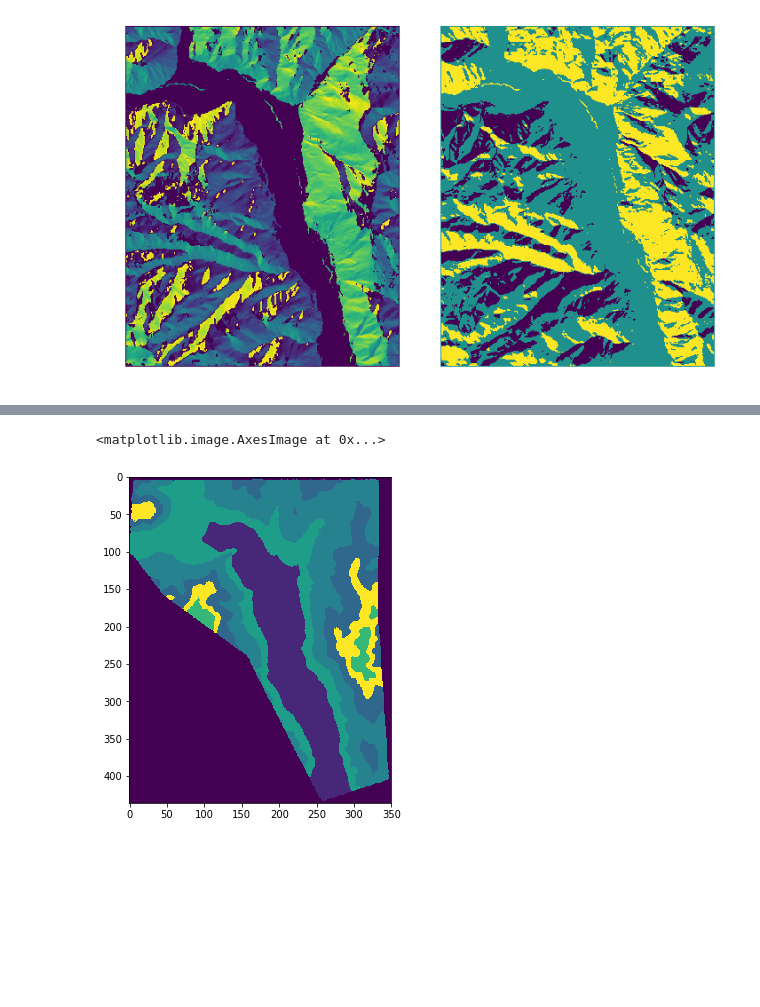
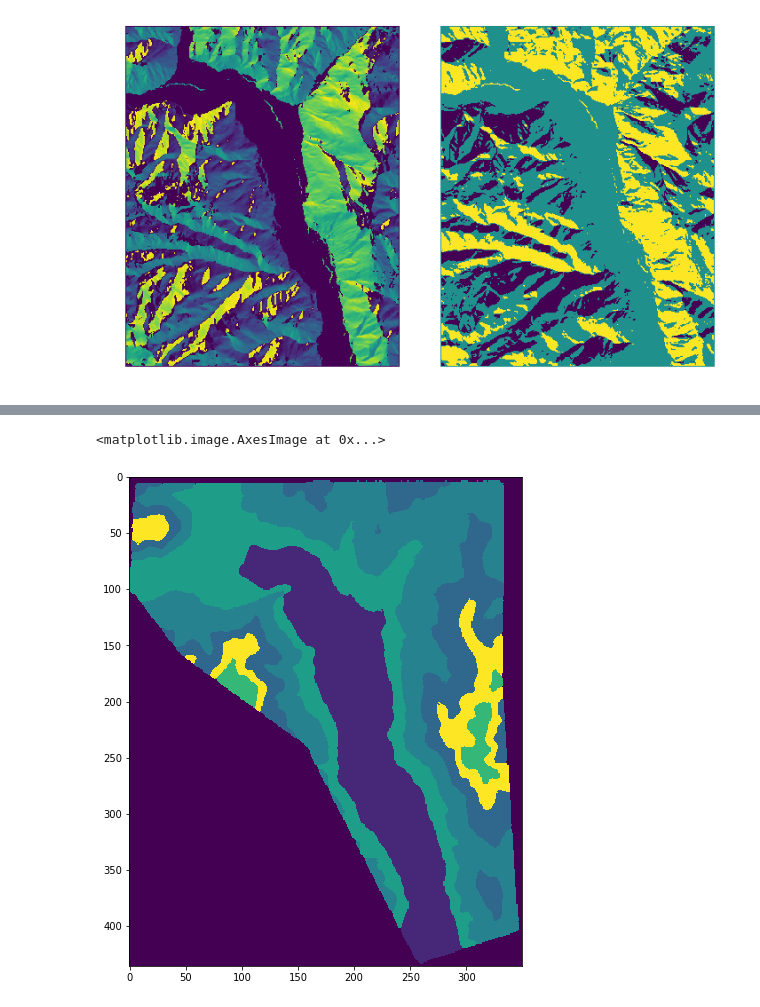
Before and after one commit to bcgov/becmodel, a Jupyter notebook: example_interactive.ipynb, the cells around one changed output, grey strips where cells are left out. Saved outputs shown, nothing was run; the diff lists cells and outputs as text; code cells hidden in the pictures; blank space fills up the shorter version.

Commit message:
rename load to run, fix cli and notebook to work with new BM object and interactive processing

```diff
--- a/example_interactive.ipynb
+++ b/example_interactive.ipynb
@@ -7,10 +7,10 @@ import geopandas as gpd
 import matplotlib.pyplot as plt
 import matplotlib
 
-import becmodel
-from becmodel.config import config
+from becmodel import BECModel
 
 # load and process default (test) data
-data = becmodel.load()
-data.keys()
+BM = BECModel()
+BM.validate()
+BM.data.keys()
 # %% [output]
@@ -34,3 +45,7 @@ data["elevation"].head()
+# %%
+# run the model
+# (get DEM, process, generate outputs in memory)
+BM.run()
 # %%
 # view DEM
 fig, ax = plt.subplots(figsize=(8,6))
@@ -90,11 +106,15 @@ gdf.plot(
 [figure]
 # %%
-# what does processing at 25m, with smaller noise_removal_threshold look like?
-config["cell_size"] = 25
-config["noise_removal_threshold"] = 10000
-data = becmodel.load()
-fig, ax = plt.subplots(figsize=(8,6))
-plt.imshow(data["becvalue_cleaned"])
+# what does processing at 25m, with a smaller noise_removal_threshold look like?
+BM.update_config(
+    {
+        "cell_size": 25,
+        "noise_removal_threshold": 10000
+    }
+)
+BM.run()
+fig, ax = plt.subplots(figsize=(14,9))
+plt.imshow(BM.data["becvalue_cleaned"])
 # %% [output]
 <matplotlib.image.AxesImage at 0x...>
-[figure, old version]
+[figure, new version]
```
Also changed, not shown: parts of 8 cells of this notebook, 4 other files.
